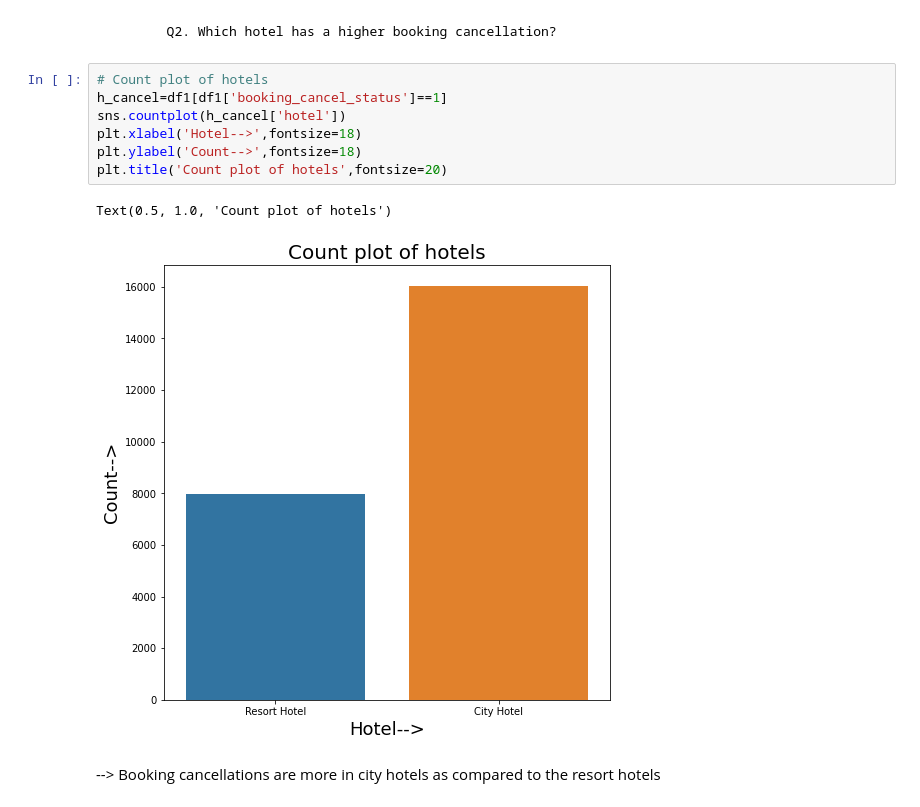
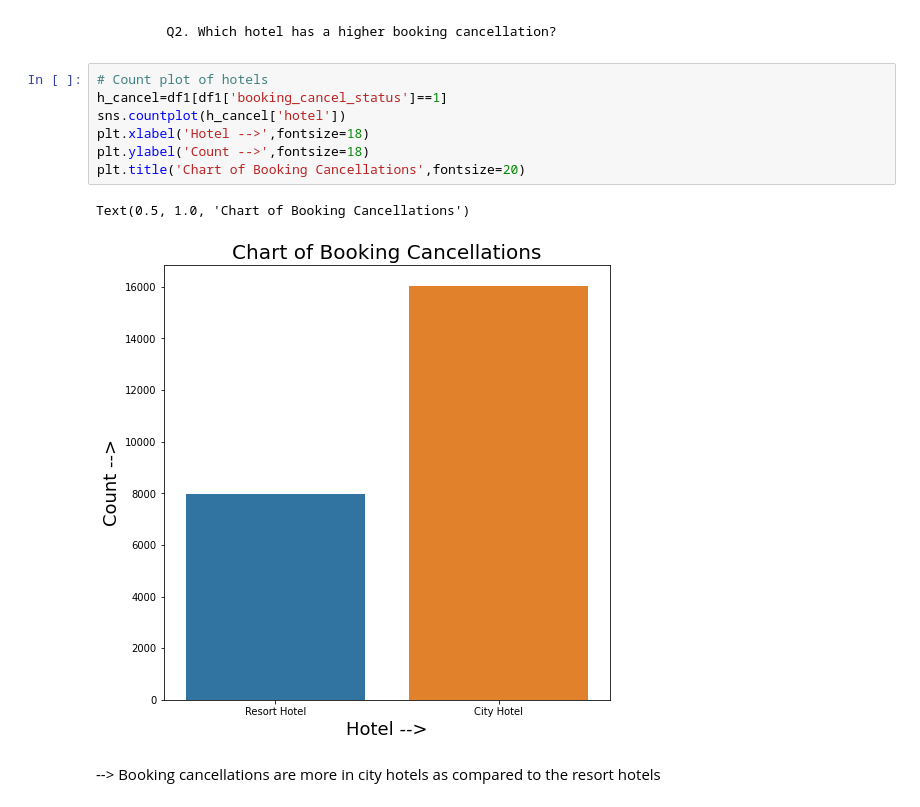
Before and after one commit to SomyaH99/Data_analysis_0f_Hotel_bookings, a Jupyter notebook: Hotel_Booking_Analysis_Capstone_Project.ipynb, the cells around one changed output. Drawn from its saved outputs; the diff is of its cells as text.

```diff
--- a/Hotel_Booking_Analysis_Capstone_Project.ipynb
+++ b/Hotel_Booking_Analysis_Capstone_Project.ipynb
@@ -411,13 +411,13 @@ and 39% of people prefer resort hotels
 # %%
 # Count plot of hotels
 h_cancel=df1[df1['booking_cancel_status']==1]
 sns.countplot(h_cancel['hotel'])
-plt.xlabel('Hotel-->',fontsize=18)
-plt.ylabel('Count-->',fontsize=18)
-plt.title('Count plot of hotels',fontsize=20)
+plt.xlabel('Hotel -->',fontsize=18)
+plt.ylabel('Count -->',fontsize=18)
+plt.title('Chart of Booking Cancellations',fontsize=20)
 # %% [output]
-Text(0.5, 1.0, 'Count plot of hotels')
+Text(0.5, 1.0, 'Chart of Booking Cancellations')
-[figure, old version]
+[figure, new version]
 # %% [markdown]
 --> Booking cancellations are more in city hotels as compared to the resort hotels
 # %% [markdown]
```
Also changed, not shown: parts of 15 cells of this notebook.
